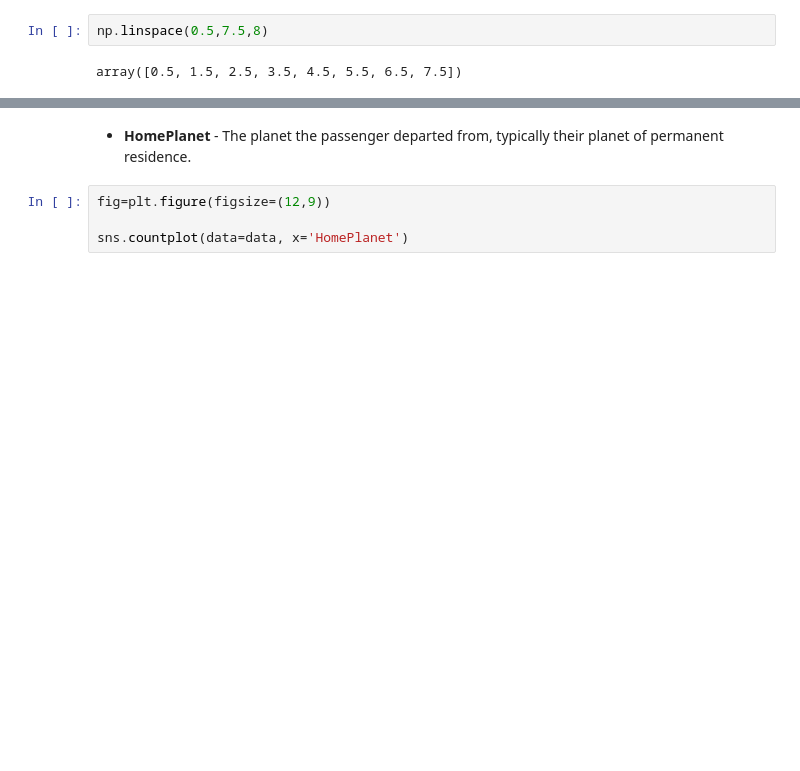
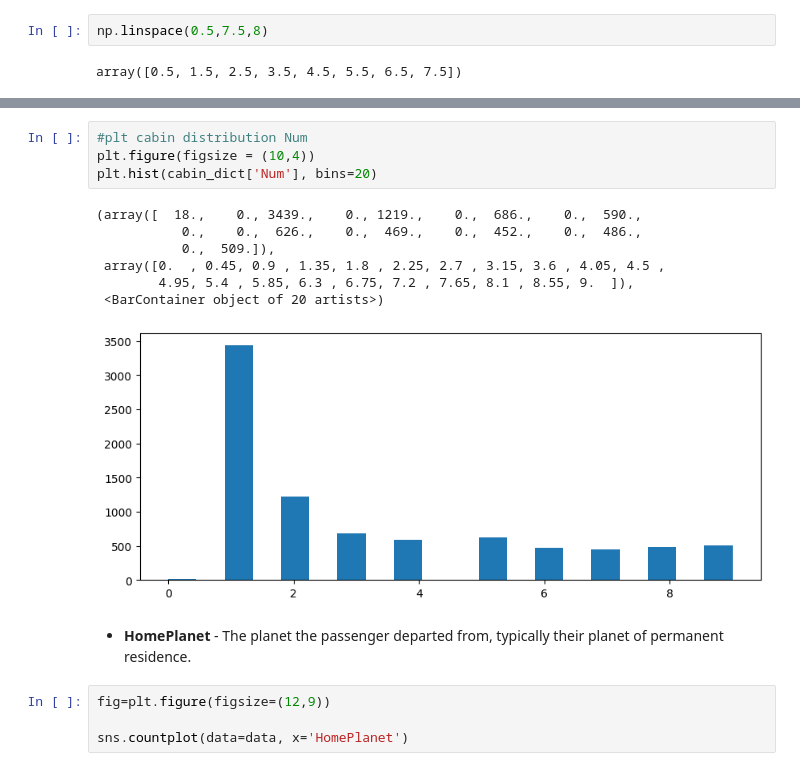
Before and after one commit to Fabiocufino/DataMining-Project, a Jupyter notebook: Project.ipynb, the cells around one changed output, grey strips where cells are left out. Saved outputs shown, nothing was run; the diff lists cells and outputs as text; blank space fills up the shorter version.

```diff
--- a/Project.ipynb
+++ b/Project.ipynb
@@ -213,3 +284,15 @@ plt.bar(bins,fres)
+# %%
+#plt cabin distribution Num
+plt.figure(figsize = (10,4))
+plt.hist(cabin_dict['Num'], bins=20)
+# %% [output]
+(array([  18.,    0., 3439.,    0., 1219.,    0.,  686.,    0.,  590.,
+           0.,    0.,  626.,    0.,  469.,    0.,  452.,    0.,  486.,
+           0.,  509.]),
+ array([0.  , 0.45, 0.9 , 1.35, 1.8 , 2.25, 2.7 , 3.15, 3.6 , 4.05, 4.5 ,
+        4.95, 5.4 , 5.85, 6.3 , 6.75, 7.2 , 7.65, 8.1 , 8.55, 9.  ]),
+ <BarContainer object of 20 artists>)
+[figure, added]
 # %% [markdown]
 * **HomePlanet** - The planet the passenger departed from, typically their planet of permanent residence.
 # %%
```
Also changed, not shown: parts of 11 cells of this notebook.
